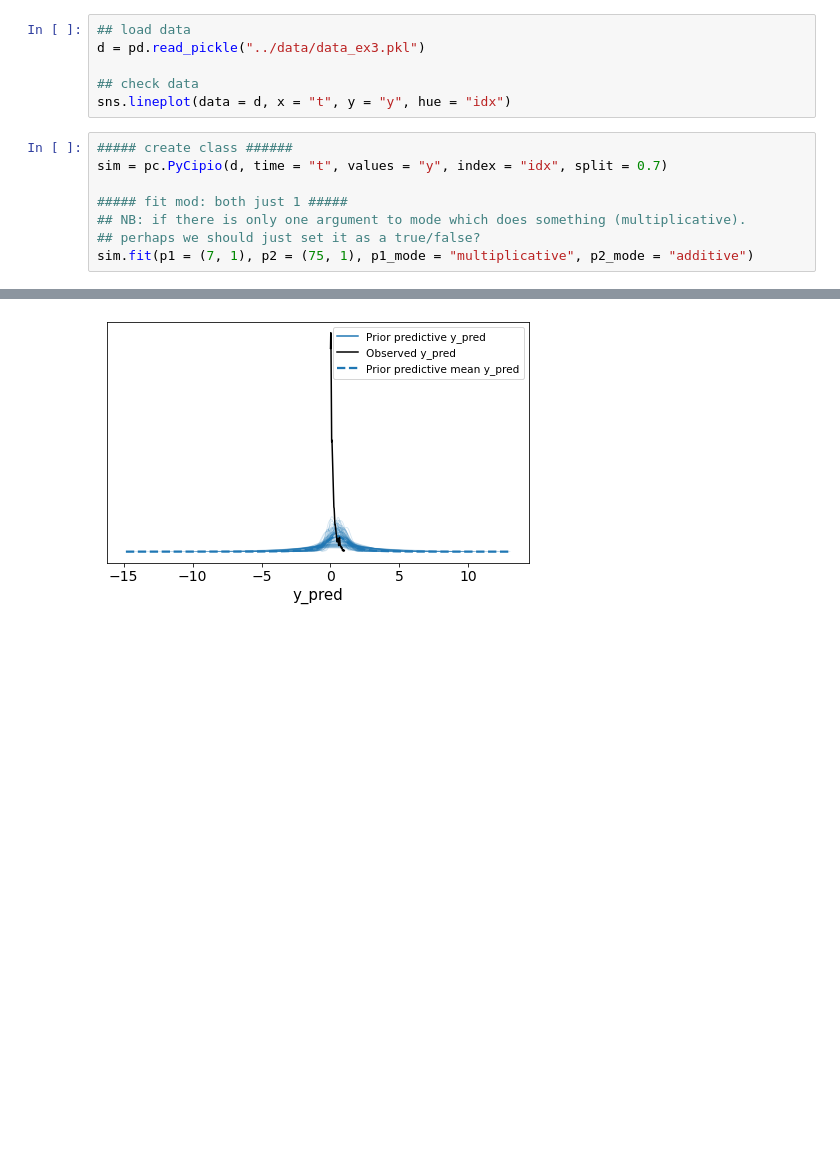
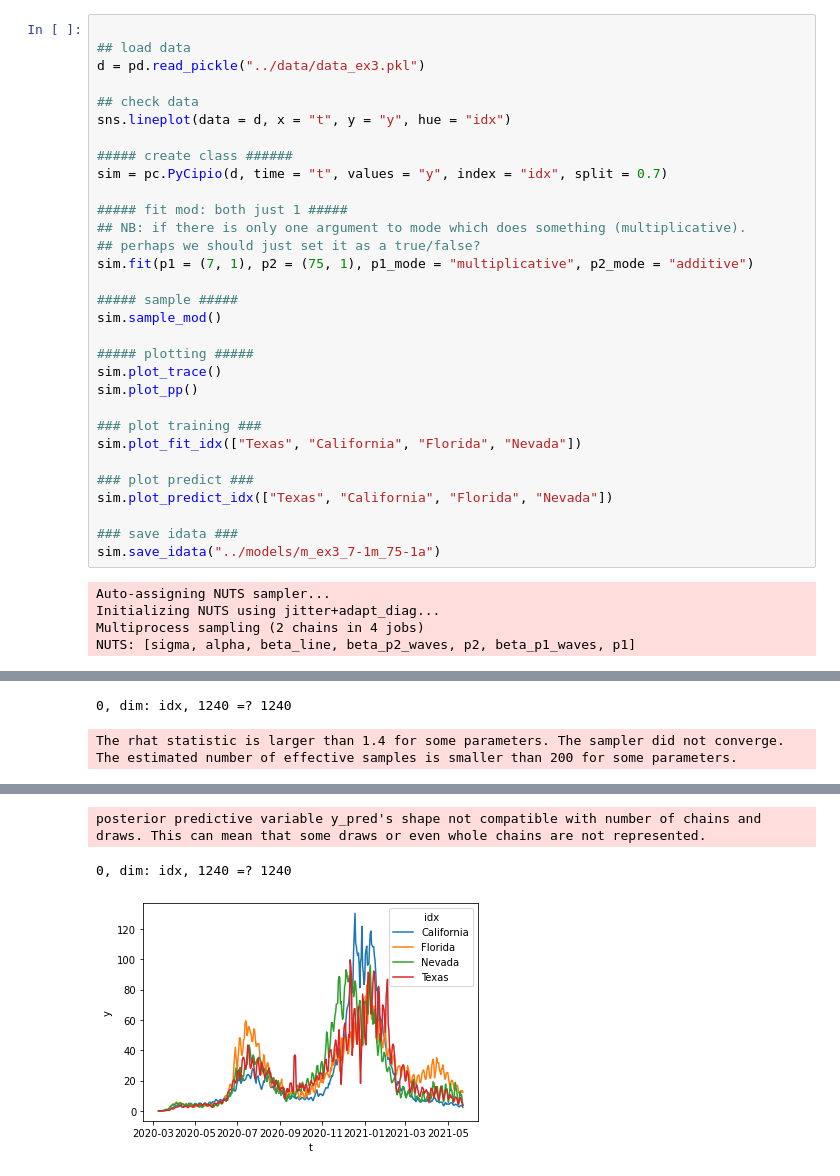
Before and after one commit to PyCipio/PyCipio, a Jupyter notebook: code/run_ex3.ipynb, the cells around one changed output, grey strips where cells are left out. Drawn from its saved outputs; the diff is of its cells as text; blank space fills up the shorter version.

```diff
--- a/code/run_ex3.ipynb
+++ b/code/run_ex3.ipynb
@@ -23,10 +21,11 @@ ModuleNotFoundError: No module named 'PyCipio4v'
-# %%
-## load data
-d = pd.read_pickle("../data/data_ex3.pkl")
-
-## check data
-sns.lineplot(data = d, x = "t", y = "y", hue = "idx")
 # %%
+
+## load data
+d = pd.read_pickle("../data/data_ex3.pkl")
+
+## check data
+sns.lineplot(data = d, x = "t", y = "y", hue = "idx")
+
 ##### create class ######
 sim = pc.PyCipio(d, time = "t", values = "y", index = "idx", split = 0.7)
 
@@ -34,4 +33,24 @@ sim = pc.PyCipio(d, time = "t", values = "y", index = "idx", split = 0.7)
 ## NB: if there is only one argument to mode which does something (multiplicative).
 ## perhaps we should just set it as a true/false?
 sim.fit(p1 = (7, 1), p2 = (75, 1), p1_mode = "multiplicative", p2_mode = "additive")
+
+##### sample #####
+sim.sample_mod()
+
+##### plotting #####
+sim.plot_trace()
+sim.plot_pp()
+
+### plot training ###
+sim.plot_fit_idx(["Texas", "California", "Florida", "Nevada"])
+
+### plot predict ###
+sim.plot_predict_idx(["Texas", "California", "Florida", "Nevada"])
+
+### save idata ###
+sim.save_idata("../models/m_ex3_7-1m_75-1a")
 # %% [output]
+Auto-assigning NUTS sampler...
+Initializing NUTS using jitter+adapt_diag...
+Multiprocess sampling (2 chains in 4 jobs)
+NUTS: [sigma, alpha, beta_line, beta_p2_waves, p2, beta_p1_waves, p1]
@@ -37,0 +59,3 @@ sim.fit(p1 = (7, 1), p2 = (75, 1), p1_mode = "multiplicative", p2_mode = "additi
+0, dim: idx, 1240 =? 1240
+The rhat statistic is larger than 1.4 for some parameters. The sampler did not converge.
+The estimated number of effective samples is smaller than 200 for some parameters.
@@ -38 +63,3 @@ sim.fit(p1 = (7, 1), p2 = (75, 1), p1_mode = "multiplicative", p2_mode = "additi
+posterior predictive variable y_pred's shape not compatible with number of chains and draws. This can mean that some draws or even whole chains are not represented.
+0, dim: idx, 1240 =? 1240
-[figure, old version]
+[figure, new version]
```
Also changed, not shown: parts of 8 cells of this notebook, 1 other file.
